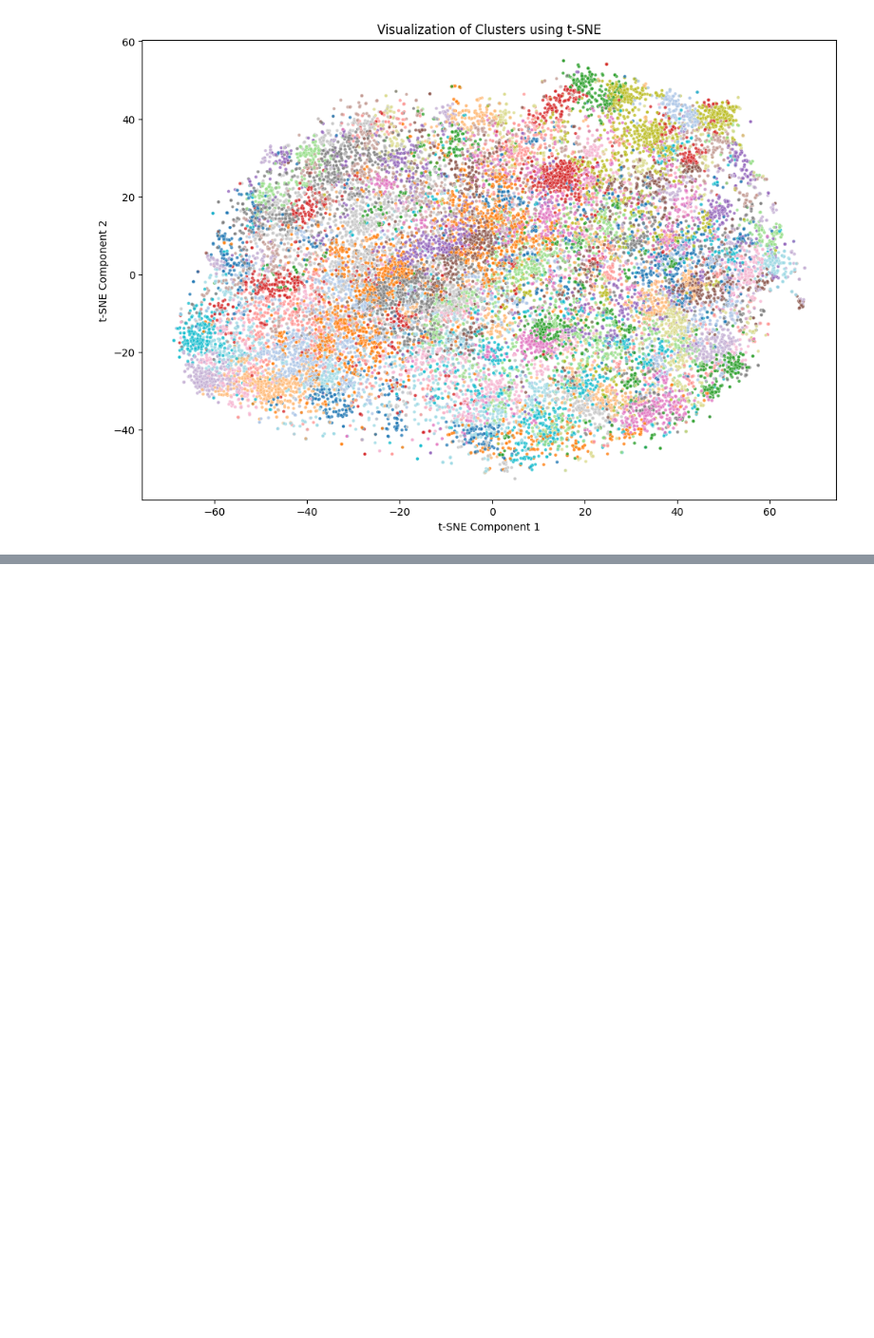
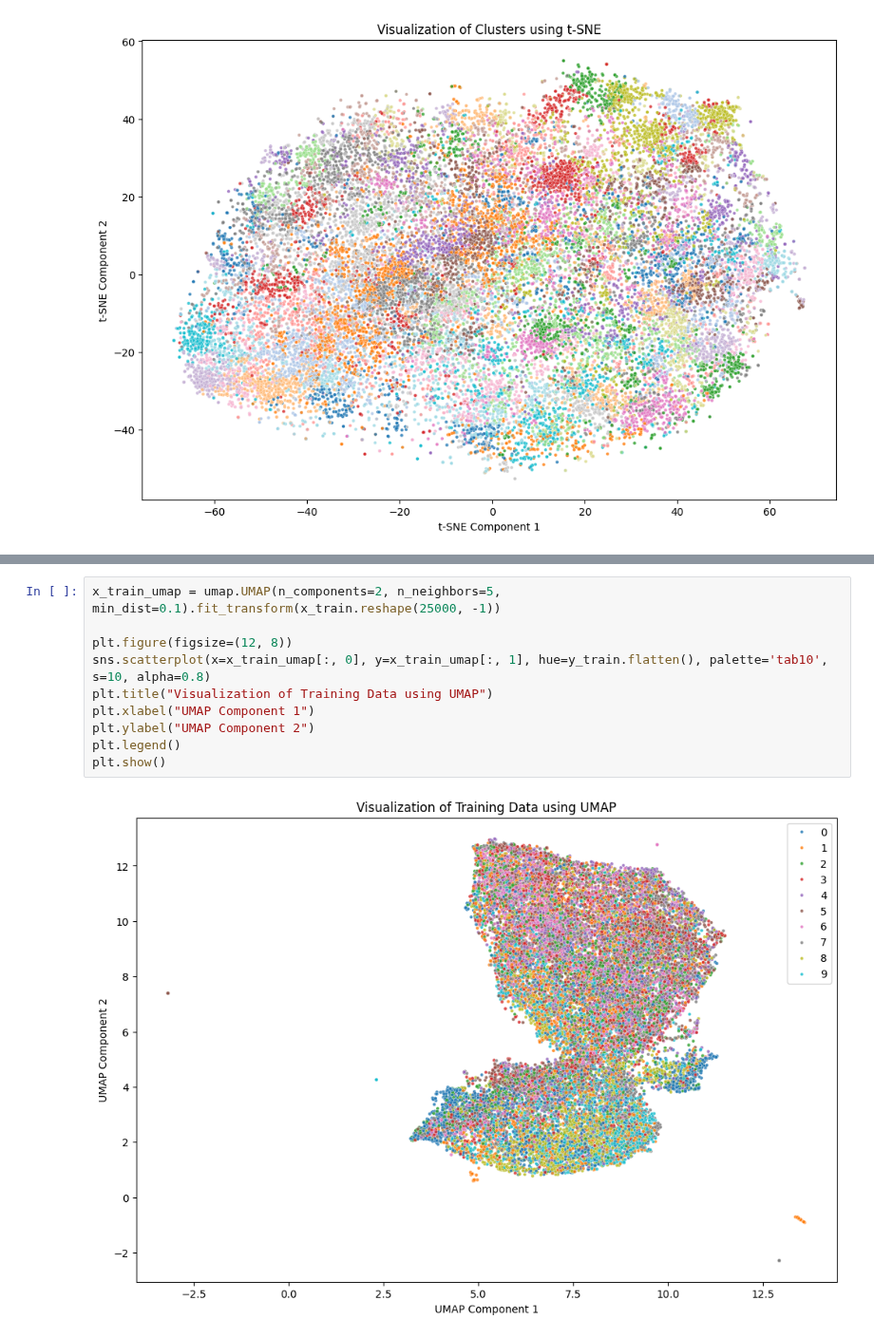
Before and after one commit to FelixHoare/MLAttackTestSuite, a Jupyter notebook: kmeans_colour_segmentation.ipynb, the cells around one changed output, grey strips where cells are left out. Shown at 95% size. Cells and saved outputs as stored; diff of their text form; blank space fills up the shorter version.

```diff
--- a/kmeans_colour_segmentation.ipynb
+++ b/kmeans_colour_segmentation.ipynb
@@ -330,0 +343,12 @@ plt.show()
+# %%
+x_train_umap = umap.UMAP(n_components=2, n_neighbors=5, min_dist=0.1).fit_transform(x_train.reshape(25000, -1))
+
+plt.figure(figsize=(12, 8))
+sns.scatterplot(x=x_train_umap[:, 0], y=x_train_umap[:, 1], hue=y_train.flatten(), palette='tab10', s=10, alpha=0.8)
+plt.title("Visualization of Training Data using UMAP")
+plt.xlabel("UMAP Component 1")
+plt.ylabel("UMAP Component 2")
+plt.legend()
+plt.show()
+# %% [output]
+[figure, added]
```
Also changed, not shown: parts of 2 cells of this notebook, 1 other file.
